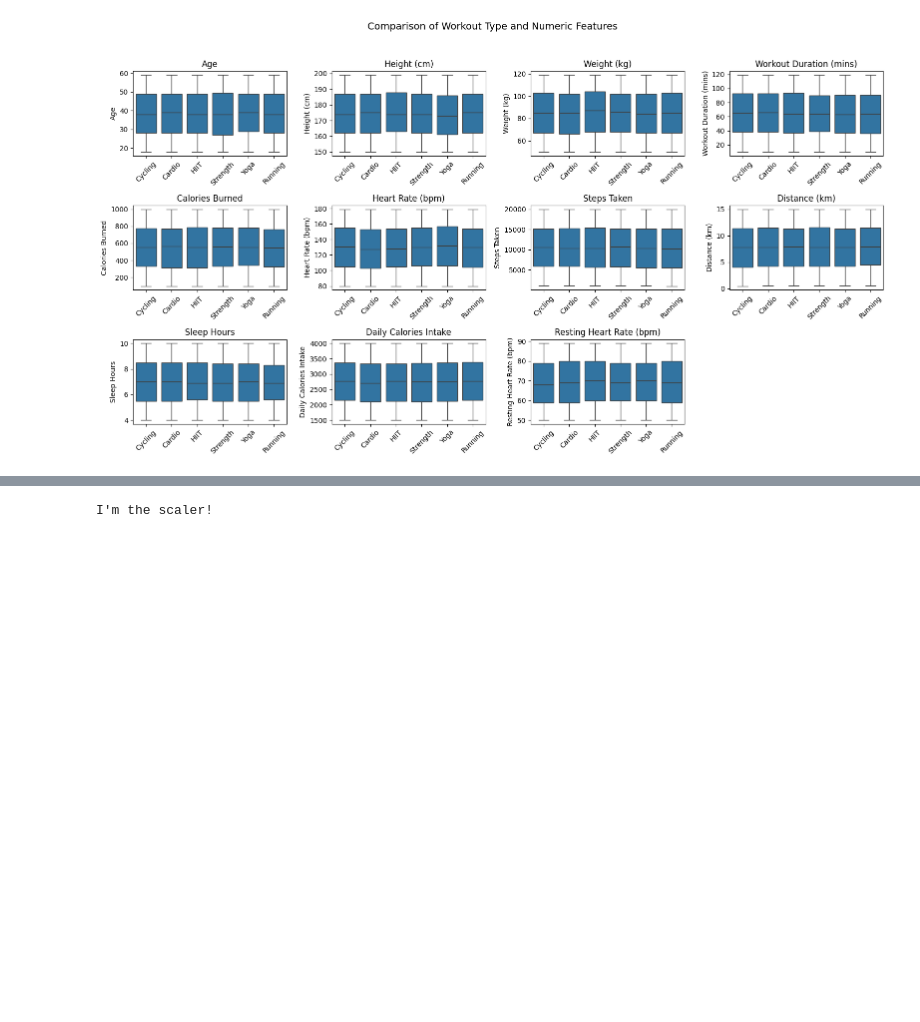
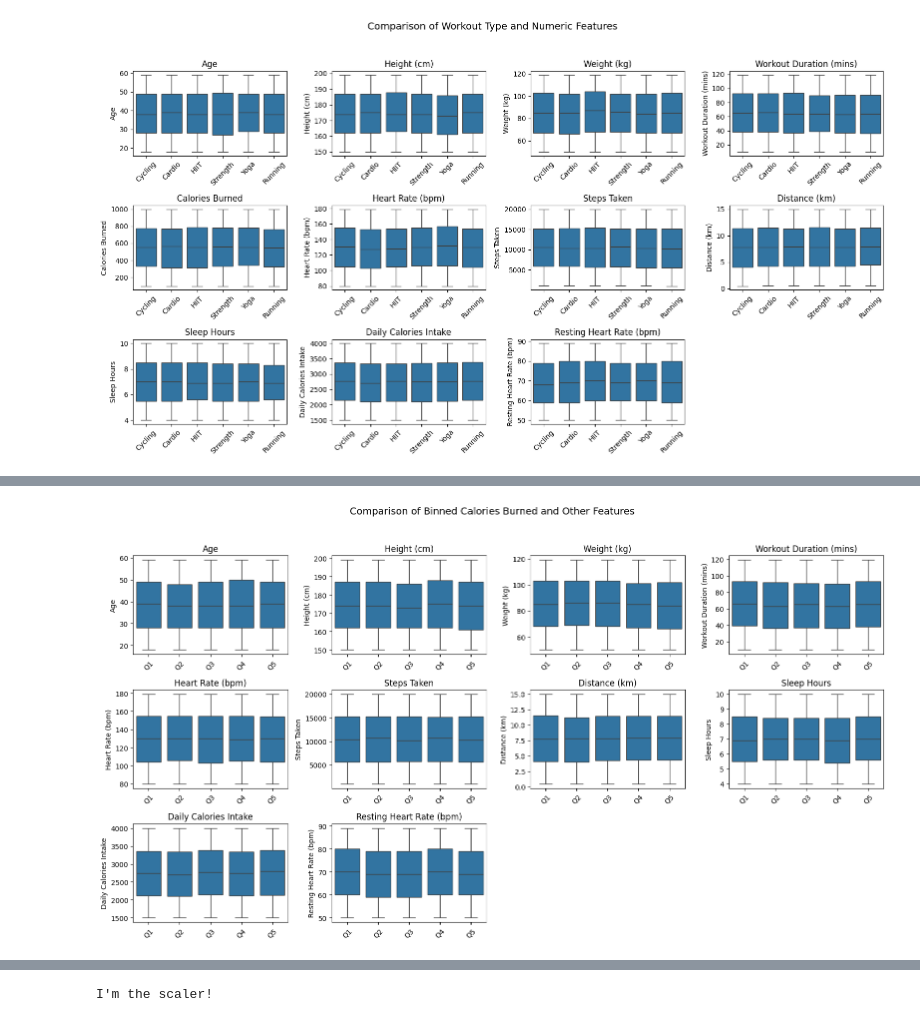
Before and after one commit to 4GeeksAcademy/gperdrizet_fitness_final_project, a Jupyter notebook: src/01.2-EDA_continuous_features.ipynb, the cells around one changed output, grey strips where cells are left out. Saved outputs shown, nothing was run; the diff lists cells and outputs as text; code cells hidden in the pictures; blank space fills up the shorter version.

```diff
--- a/src/01.2-EDA_continuous_features.ipynb
+++ b/src/01.2-EDA_continuous_features.ipynb
@@ -173,0 +250,46 @@ ModuleNotFoundError: No module named 'statsmodels'
+# %%
+import matplotlib.pyplot as plt
+import seaborn as sns
+from scipy.stats import kurtosis
+import pandas as pd
+
+# Bin Calories Burned into categories (e.g., 5 bins)
+df_cont['Calories Burned Binned'] = pd.qcut(df_cont['Calories Burned'], q=5, labels=[f'Q{i+1}' for i in range(5)])
+
+# Select features (exclude Calories Burned itself and categorical fields)
+features = df_cont.select_dtypes(include=['float64', 'int64']).columns.tolist()
+features = [f for f in features if f not in ['Calories Burned', 'Workout Type', 'Workout Type Encoded']]
+
+# Set up subplot grid
+n_features = len(features)
+n_cols = 4
+n_rows = -(-n_features // n_cols)  # Ceiling division
+
+fig, axs = plt.subplots(n_rows, n_cols, figsize=(n_cols * 4, n_rows * 3))
+axs = axs.flatten()
+
+fig.suptitle('Comparison of Binned Calories Burned and Other Features', fontsize=14)
+
+for i, feature in enumerate(features):
+    plot_df = df_cont[[feature, 'Calories Burned Binned']].copy()
+    plot_df[feature] = pd.to_numeric(plot_df[feature], errors='coerce')
+    plot_df = plot_df[plot_df[feature].notna() & (plot_df[feature] != 0)]
+
+    try:
+        log_scale = kurtosis(plot_df[feature]) > 10
+    except Exception:
+        log_scale = False
+
+    sns.boxplot(data=plot_df, x='Calories Burned Binned', y=feature, log_scale=log_scale, ax=axs[i])
+    axs[i].tick_params(axis='x', labelrotation=45)
+    axs[i].set_title(feature)
+    axs[i].set_xlabel('')
+
+# Remove unused axes
+for j in range(i + 1, len(axs)):
+    fig.delaxes(axs[j])
+
+plt.tight_layout(rect=[0, 0, 1, 0.95])
+plt.show()
+# %% [output]
+[figure, added]
```
Also changed, not shown: parts of 7 cells of this notebook.
